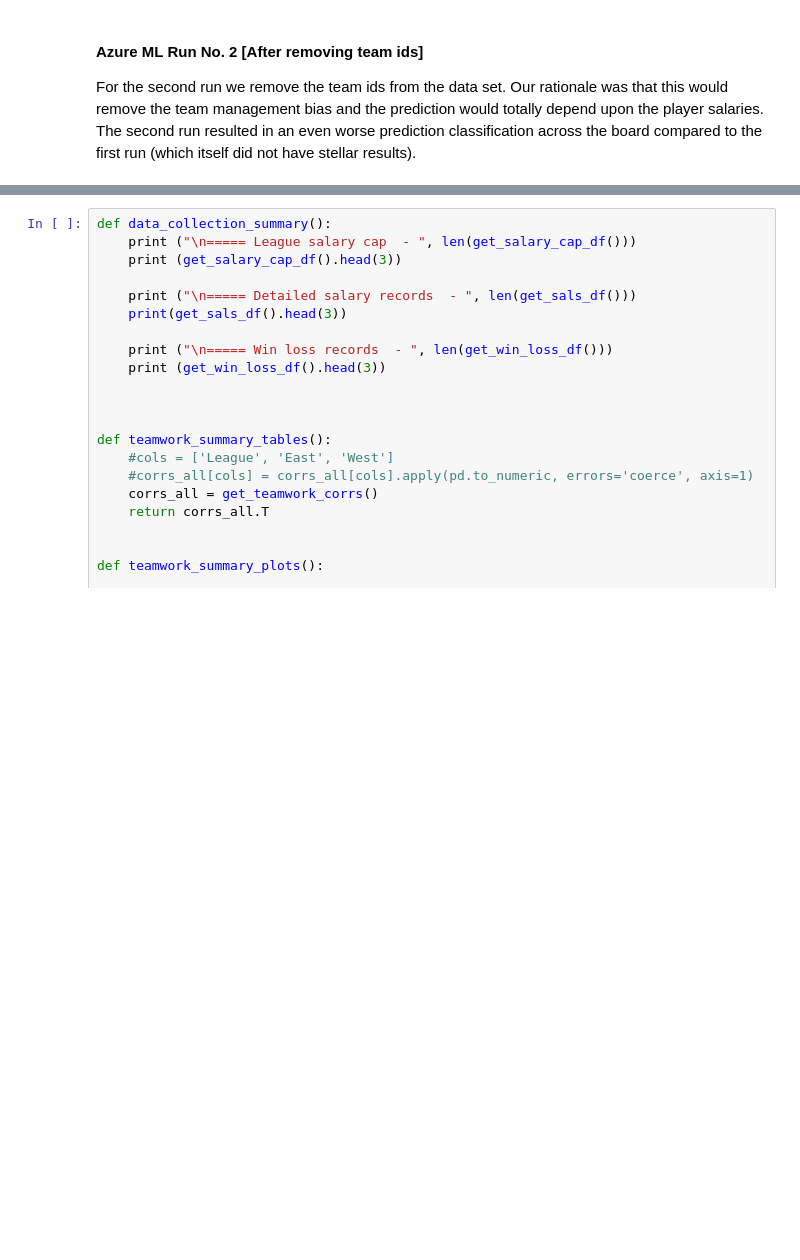
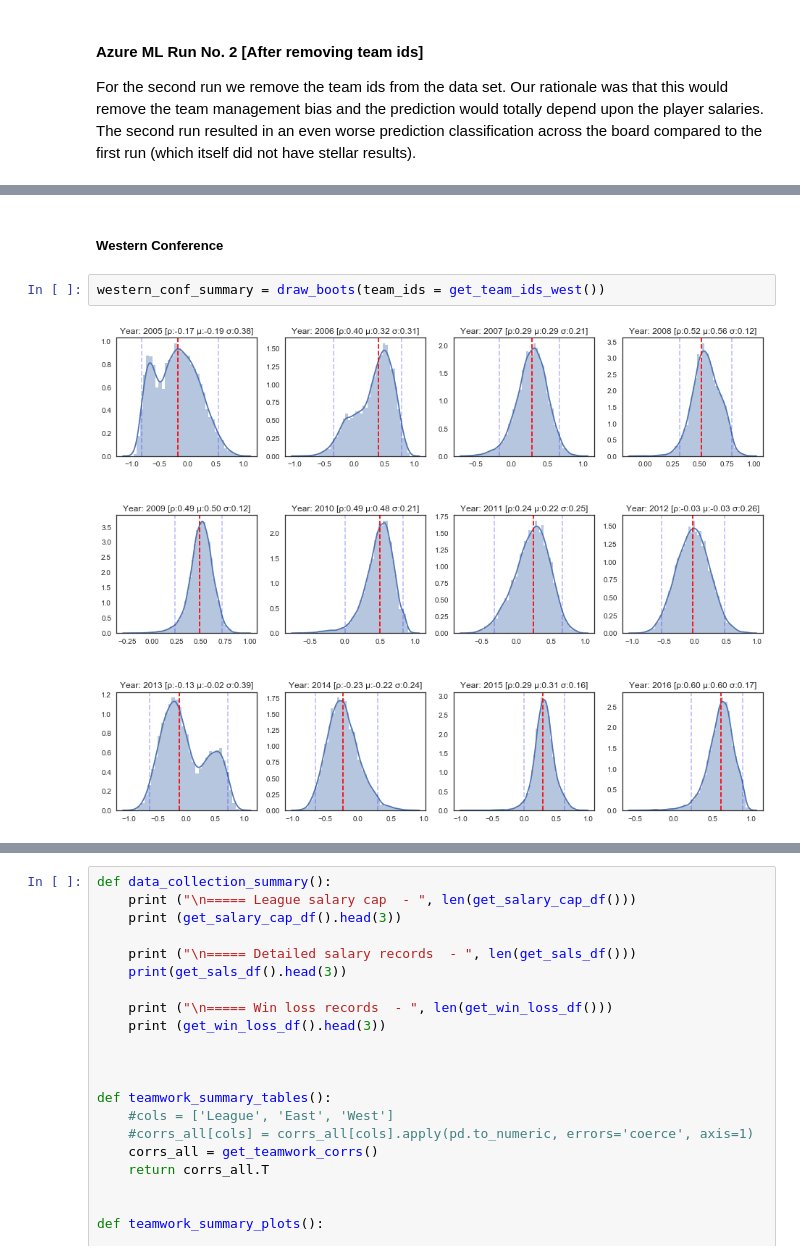
Before and after one commit to noorzaman/bb_finances, a Jupyter notebook: zaman_nurul.ipynb, the cells around one changed output, grey strips where cells are left out. Saved outputs shown, nothing was run; the diff lists cells and outputs as text; blank space fills up the shorter version.

```diff
--- a/zaman_nurul.ipynb
+++ b/zaman_nurul.ipynb
@@ -368,0 +480,6 @@ For the second run we remove the team ids from the data set. Our rationale was t
+# %% [markdown]
+##### Western Conference #####
+# %%
+western_conf_summary = draw_boots(team_ids = get_team_ids_west())
+# %% [output]
+[figure, added]
```
Also changed, not shown: parts of 36 cells of this notebook, 2 other files.
